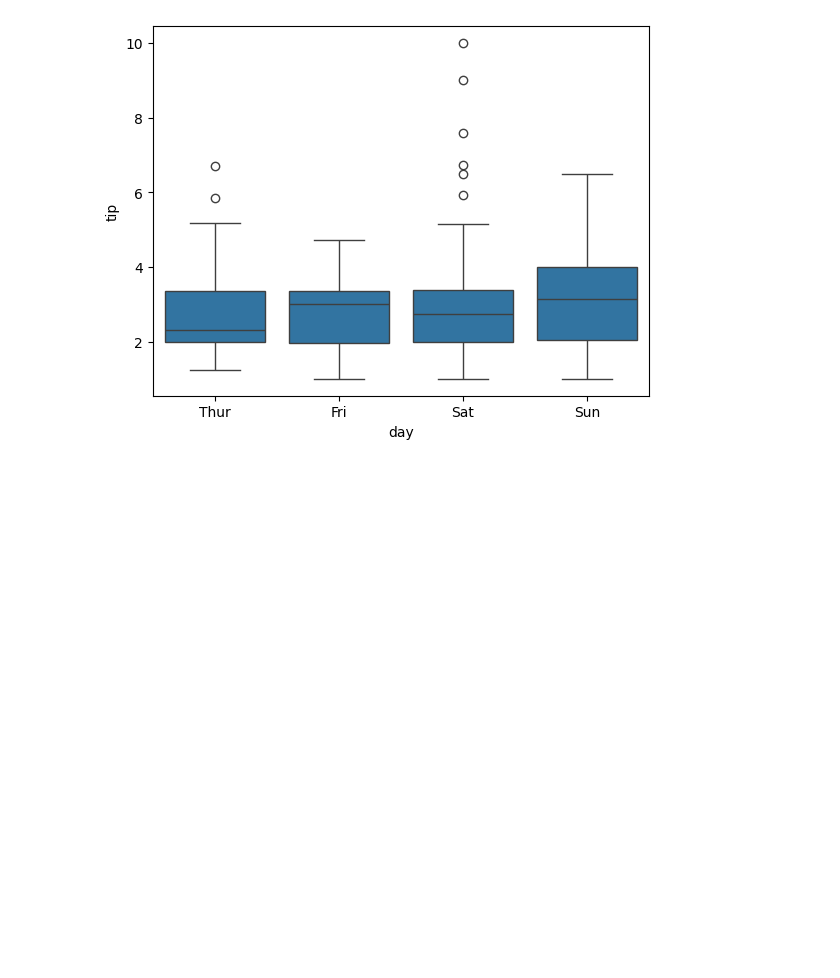
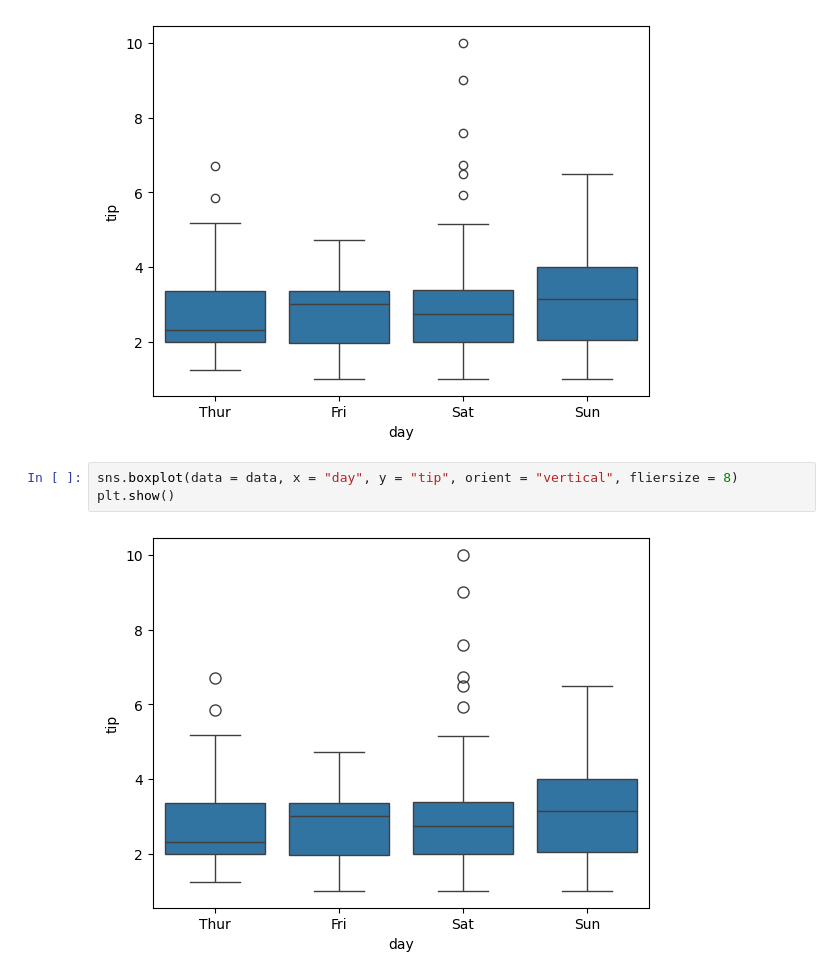
Before and after one commit to R0ahulkd/Data-Science-Learning, a Jupyter notebook: 02_Jupyter_Notebook/04_Seaborn/10_Box_Plot.ipynb, the cells around one changed output. Drawn from its saved outputs; the diff is of its cells as text; blank space fills up the shorter version.

Commit message:
Categorical Plot in Seaborn

```diff
--- a/02_Jupyter_Notebook/04_Seaborn/10_Box_Plot.ipynb
+++ b/02_Jupyter_Notebook/04_Seaborn/10_Box_Plot.ipynb
@@ -40,3 +40,8 @@ sns.boxplot(data = data, x = "day", y = "tip", orient = "vertical")
 plt.show()
 # %% [output]
 [figure]
+# %%
+sns.boxplot(data = data, x = "day", y = "tip", orient = "vertical", fliersize = 8)
+plt.show()
+# %% [output]
+[figure, added]
```
Also changed, not shown: parts of 1 cell of this notebook, 1 other file.
